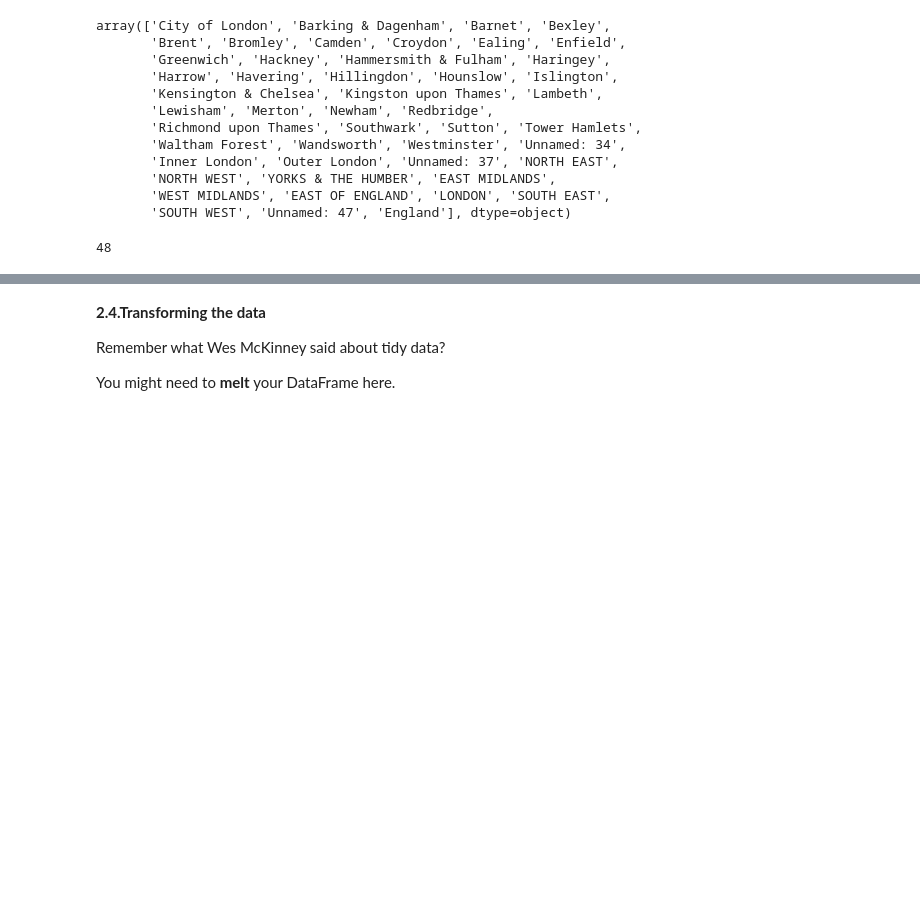
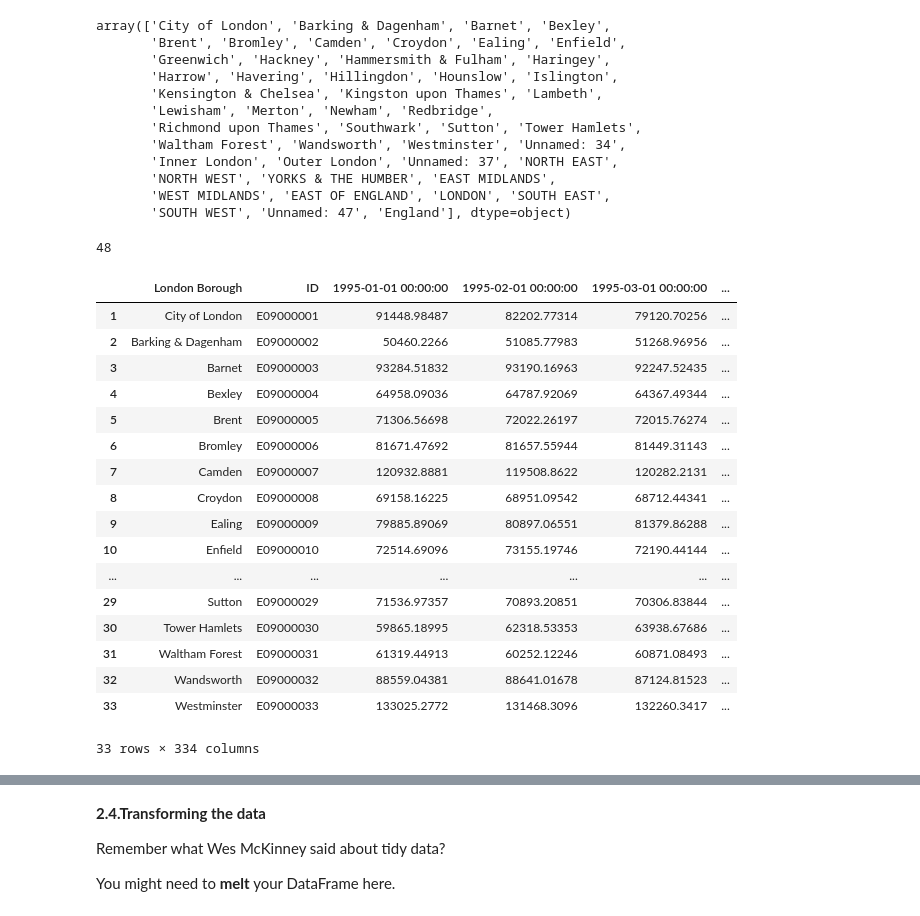
Before and after one commit to GwenToves/SpringBoard, a Jupyter notebook: Unit 4 Challenge - Tier 3.ipynb, the cells around one changed output, grey strips where cells are left out. Cells and saved outputs as stored; diff of their text form; code cells hidden in the pictures; blank space fills up the shorter version.

```diff
--- a/Unit 4 Challenge - Tier 3.ipynb
+++ b/Unit 4 Challenge - Tier 3.ipynb
@@ -276,7 +276,9 @@ array(['City of London', 'Barking & Dagenham', 'Barnet', 'Bexley',
        'NORTH WEST', 'YORKS & THE HUMBER', 'EAST MIDLANDS',
        'WEST MIDLANDS', 'EAST OF ENGLAND', 'LONDON', 'SOUTH EAST',
        'SOUTH WEST', 'Unnamed: 47', 'England'], dtype=object)
-# %%
-len(prop_cleaner['London Borough'].value_counts())
-# %% [output]
-48
+# %%
+len(prop_cleaner['London Borough'].value_counts()) #since they're already so nicely ordered for us, I'm gonna take off the
+                                                # last 15 values here before we melt them, much easier than trying to find the
+                                                # unordered rows after melting
+# %% [output]
+48
@@ -282,0 +287,21 @@ len(prop_cleaner['London Borough'].value_counts())
+# %%
+prop_cleaner #city of london is not a borough
+# %% [output]
+|  | London Borough | ID | 1995-01-01 00:00:00 | 1995-02-01 00:00:00 | 1995-03-01 00:00:00 | ... |
+| 1 | City of London | E09000001 | 91448.98487 | 82202.77314 | 79120.70256 | ... |
+| 2 | Barking & Dagenham | E09000002 | 50460.2266 | 51085.77983 | 51268.96956 | ... |
+| 3 | Barnet | E09000003 | 93284.51832 | 93190.16963 | 92247.52435 | ... |
+| 4 | Bexley | E09000004 | 64958.09036 | 64787.92069 | 64367.49344 | ... |
+| 5 | Brent | E09000005 | 71306.56698 | 72022.26197 | 72015.76274 | ... |
+| 6 | Bromley | E09000006 | 81671.47692 | 81657.55944 | 81449.31143 | ... |
+| 7 | Camden | E09000007 | 120932.8881 | 119508.8622 | 120282.2131 | ... |
+| 8 | Croydon | E09000008 | 69158.16225 | 68951.09542 | 68712.44341 | ... |
+| 9 | Ealing | E09000009 | 79885.89069 | 80897.06551 | 81379.86288 | ... |
+| 10 | Enfield | E09000010 | 72514.69096 | 73155.19746 | 72190.44144 | ... |
+| ... | ... | ... | ... | ... | ... | ... |
+| 29 | Sutton | E09000029 | 71536.97357 | 70893.20851 | 70306.83844 | ... |
+| 30 | Tower Hamlets | E09000030 | 59865.18995 | 62318.53353 | 63938.67686 | ... |
+| 31 | Waltham Forest | E09000031 | 61319.44913 | 60252.12246 | 60871.08493 | ... |
+| 32 | Wandsworth | E09000032 | 88559.04381 | 88641.01678 | 87124.81523 | ... |
+| 33 | Westminster | E09000033 | 133025.2772 | 131468.3096 | 132260.3417 | ... |
+33 rows × 334 columns
```
Also changed, not shown: parts of 29 cells of this notebook.
